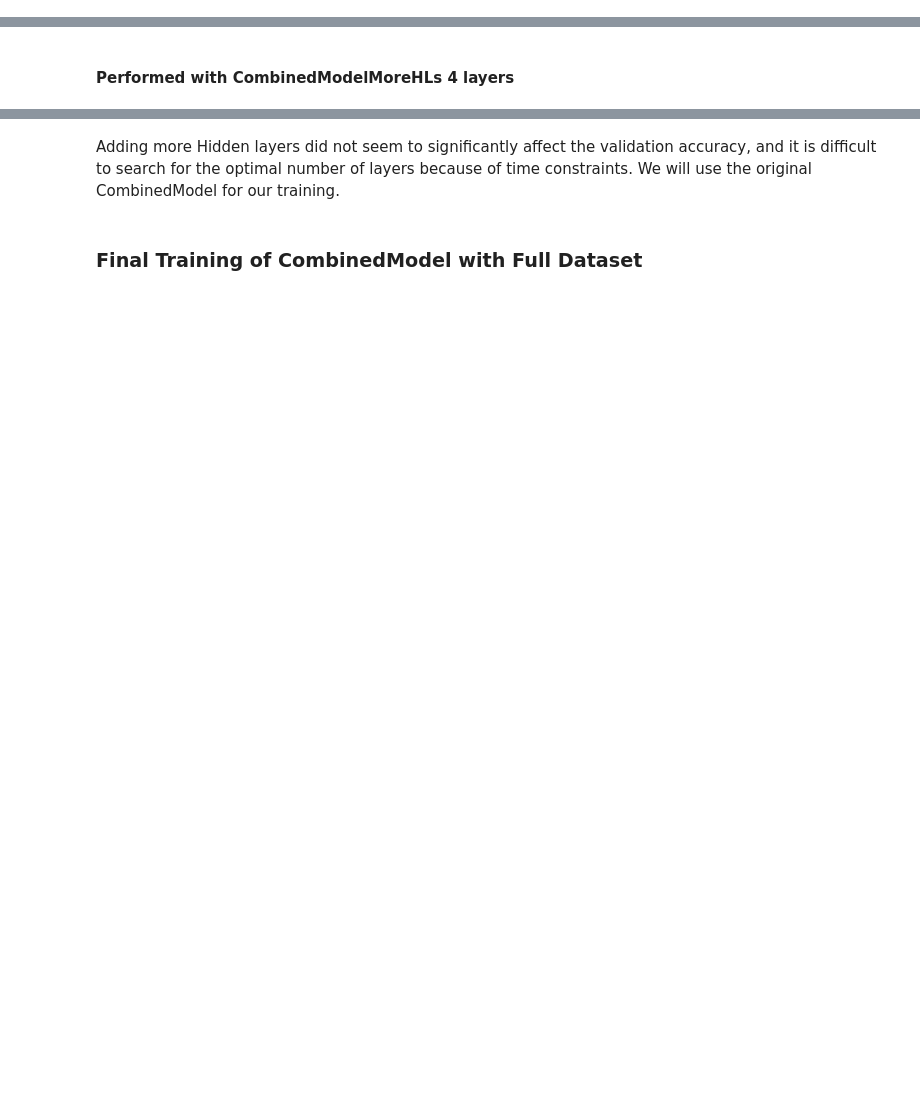
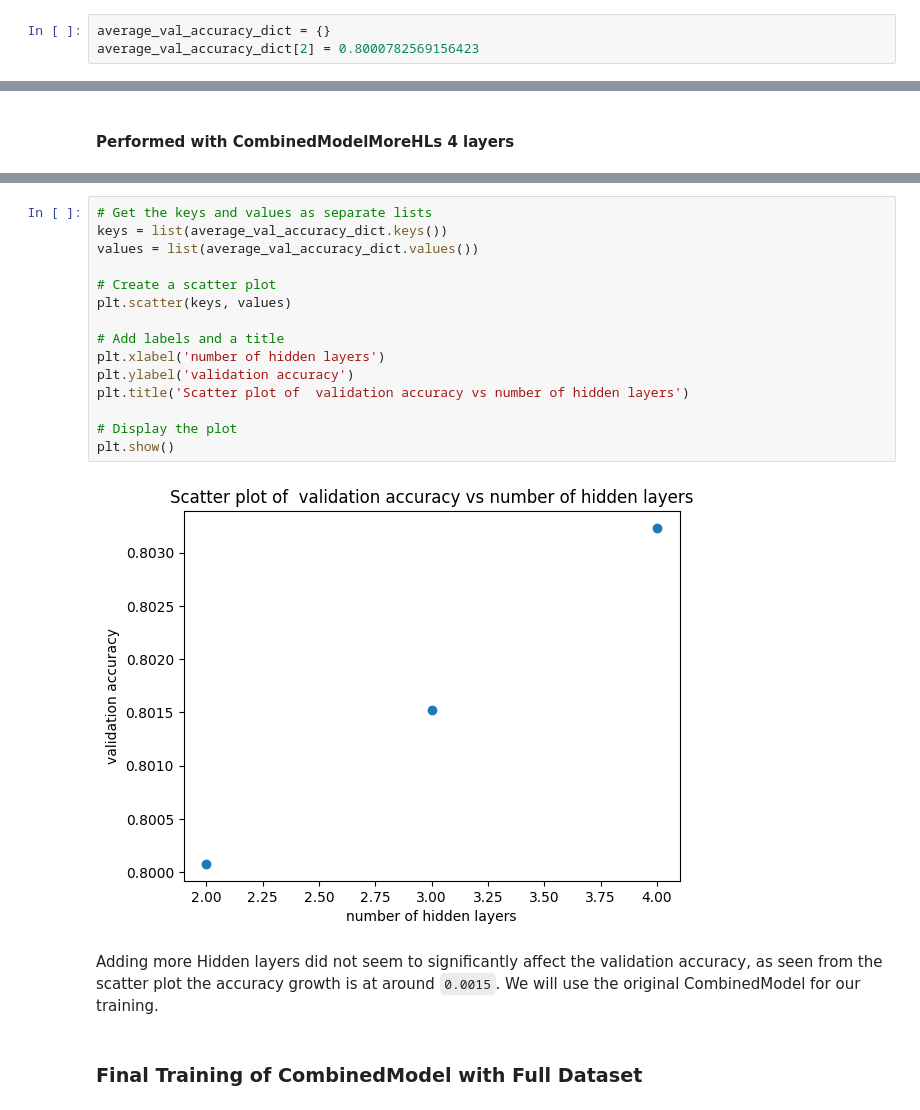
Before and after one commit to tohkarle/SC1015-Mini-Project, a Jupyter notebook: transformer_models/BERT_numerical.ipynb, the cells around one changed output, grey strips where cells are left out. Cells and saved outputs as stored; diff of their text form; blank space fills up the shorter version.

```diff
--- a/transformer_models/BERT_numerical.ipynb
+++ b/transformer_models/BERT_numerical.ipynb
@@ -571,3 +573,6 @@ Average Validation Accuracy: 0.8082221530056437
+# %%
+average_val_accuracy_dict = {}
+average_val_accuracy_dict[2] = 0.8000782569156423
 # %% [markdown]
 #### Performed with CombinedModelMoreHLs 3 layers
 # %%
@@ -649,5 +656,22 @@ Average Validation Accuracy: 0.8111131722696145
+# %%
+# Get the keys and values as separate lists
+keys = list(average_val_accuracy_dict.keys())
+values = list(average_val_accuracy_dict.values())
+
+# Create a scatter plot
+plt.scatter(keys, values)
+
+# Add labels and a title
+plt.xlabel('number of hidden layers')
+plt.ylabel('validation accuracy')
+plt.title('Scatter plot of  validation accuracy vs number of hidden layers')
+
+# Display the plot
+plt.show()
+# %% [output]
+[figure, added]
 # %% [markdown]
-Adding more Hidden layers did not seem to significantly affect the validation accuracy, and it is difficult to search for the optimal number of layers because of time constraints. We will use the original CombinedModel for our training.
+Adding more Hidden layers did not seem to significantly affect the validation accuracy, as seen from the scatter plot the accuracy growth is at around `0.0015`. We will use the original CombinedModel for our training.
 # %% [markdown]
 ### Final Training of CombinedModel with Full Dataset
 # %%
```
Also changed, not shown: parts of 22 cells of this notebook, 3 other files.
